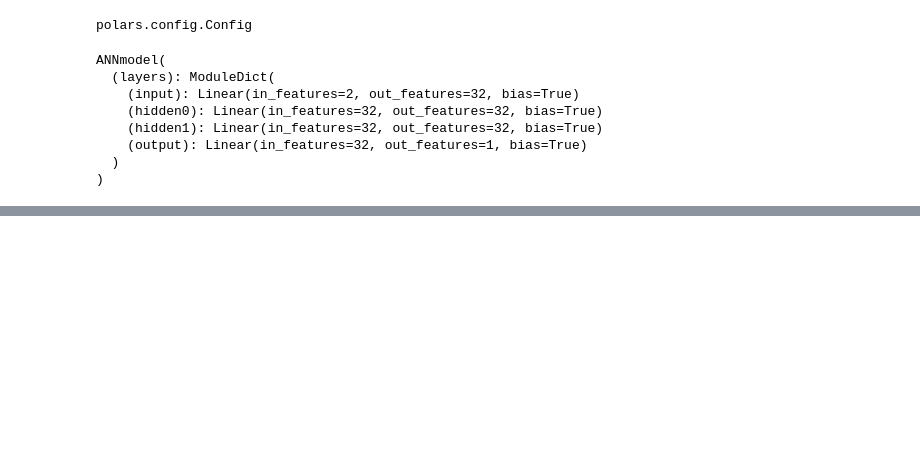
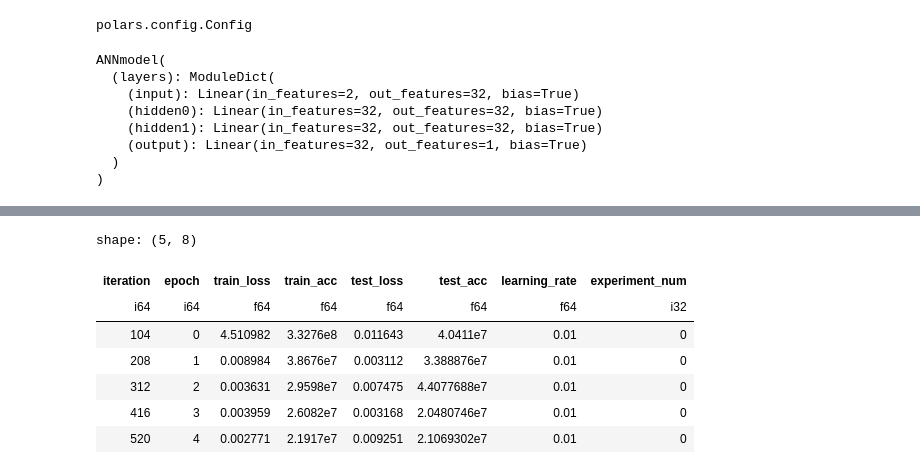
Before and after one commit to yfpang7/dataScience_projects, a Jupyter notebook: FNN_deepLearningCalculator.ipynb, the cells around one changed output, grey strips where cells are left out. Saved outputs shown, nothing was run; the diff lists cells and outputs as text; code cells hidden in the pictures; blank space fills up the shorter version.

```diff
--- a/FNN_deepLearningCalculator.ipynb
+++ b/FNN_deepLearningCalculator.ipynb
@@ -303,0 +349,11 @@ plt.show()
+# %%
+data.head()
+# %% [output]
+shape: (5, 8)
+| iteration | epoch | train_loss | train_acc | test_loss | test_acc | learning_rate | experiment_num |
+| i64 | i64 | f64 | f64 | f64 | f64 | f64 | i32 |
+| 104 | 0 | 4.510982 | 3.3276e8 | 0.011643 | 4.0411e7 | 0.01 | 0 |
+| 208 | 1 | 0.008984 | 3.8676e7 | 0.003112 | 3.388876e7 | 0.01 | 0 |
+| 312 | 2 | 0.003631 | 2.9598e7 | 0.007475 | 4.4077688e7 | 0.01 | 0 |
+| 416 | 3 | 0.003959 | 2.6082e7 | 0.003168 | 2.0480746e7 | 0.01 | 0 |
+| 520 | 4 | 0.002771 | 2.1917e7 | 0.009251 | 2.1069302e7 | 0.01 | 0 |
```
Also changed, not shown: parts of 13 cells of this notebook.
